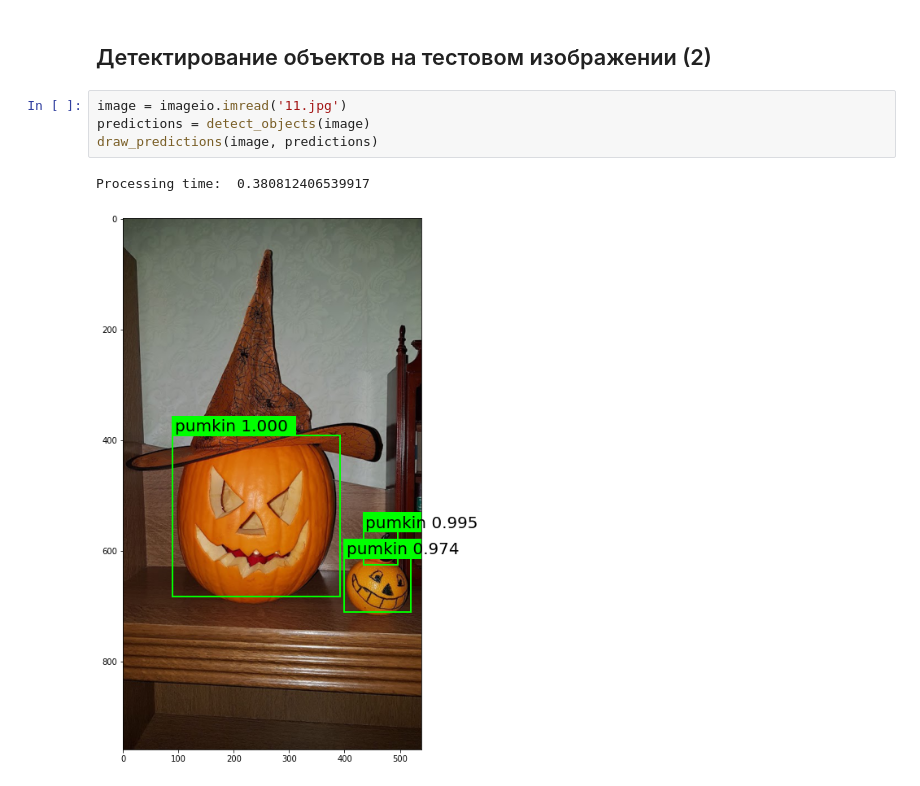
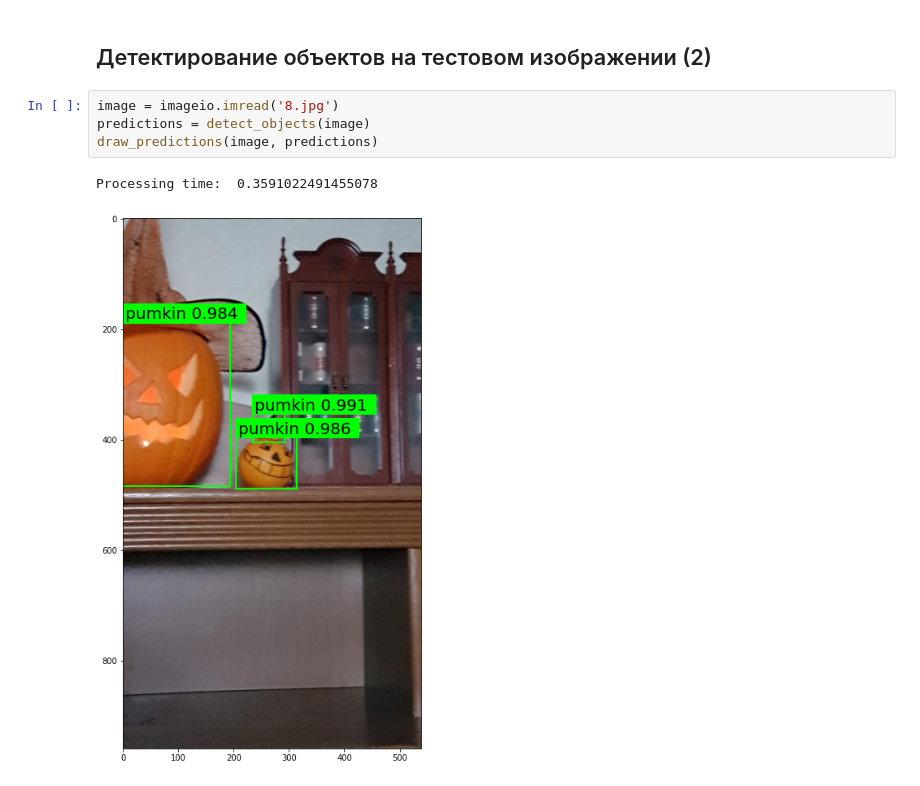
Before and after one commit to annulet/CNN_NVIDIA, a Jupyter notebook: hw_5_object_detection.ipynb, the cells around one changed output. Drawn from its saved outputs; the diff is of its cells as text.

```diff
--- a/hw_5_object_detection.ipynb
+++ b/hw_5_object_detection.ipynb
@@ -210,9 +210,9 @@ Processing time:  0.3872194290161133
 # %% [markdown]
 ## Детектирование объектов на тестовом изображении (2)
 # %%
-image = imageio.imread('11.jpg')
+image = imageio.imread('8.jpg')
 predictions = detect_objects(image)
 draw_predictions(image, predictions)
 # %% [output]
-Processing time:  0.380812406539917
+Processing time:  0.3591022491455078
-[figure, old version]
+[figure, new version]
```
Also changed, not shown: parts of 2 cells of this notebook.
